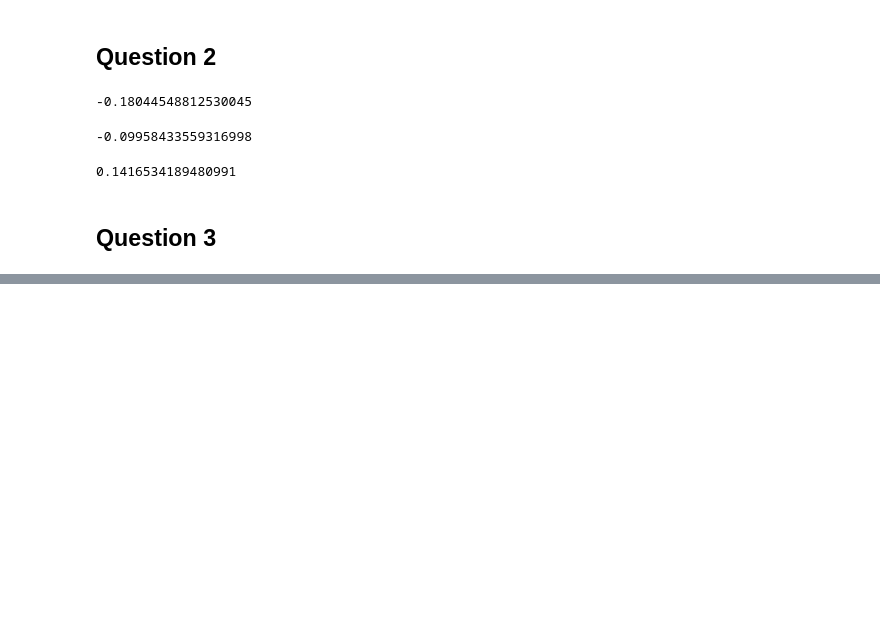
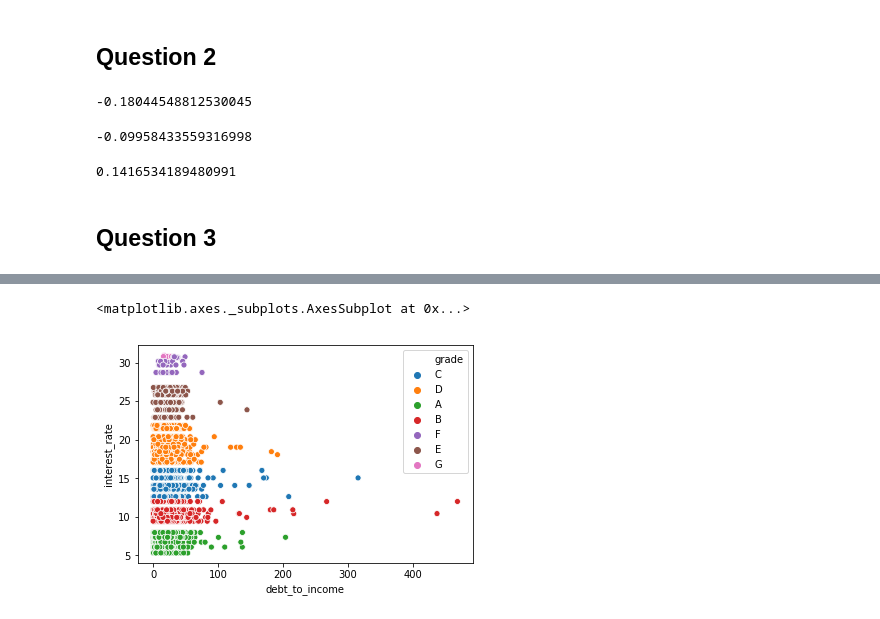
Before and after one commit to esire1/Math2212_Sirett, a Jupyter notebook: HW/HW_M2T5_Sirett.ipynb, the cells around one changed output, grey strips where cells are left out. Drawn from its saved outputs; the diff is of its cells as text; code cells hidden in the pictures; blank space fills up the shorter version.

```diff
--- a/HW/HW_M2T5_Sirett.ipynb
+++ b/HW/HW_M2T5_Sirett.ipynb
@@ -90,0 +97,5 @@ ValueError: scatter requires y column to be numeric
+# %%
+sns.scatterplot(data = loan, x= 'debt_to_income', y = 'interest_rate', hue = 'grade')
+# %% [output]
+<matplotlib.axes._subplots.AxesSubplot at 0x...>
+[figure, added]
```
Also changed, not shown: parts of 3 cells of this notebook.
